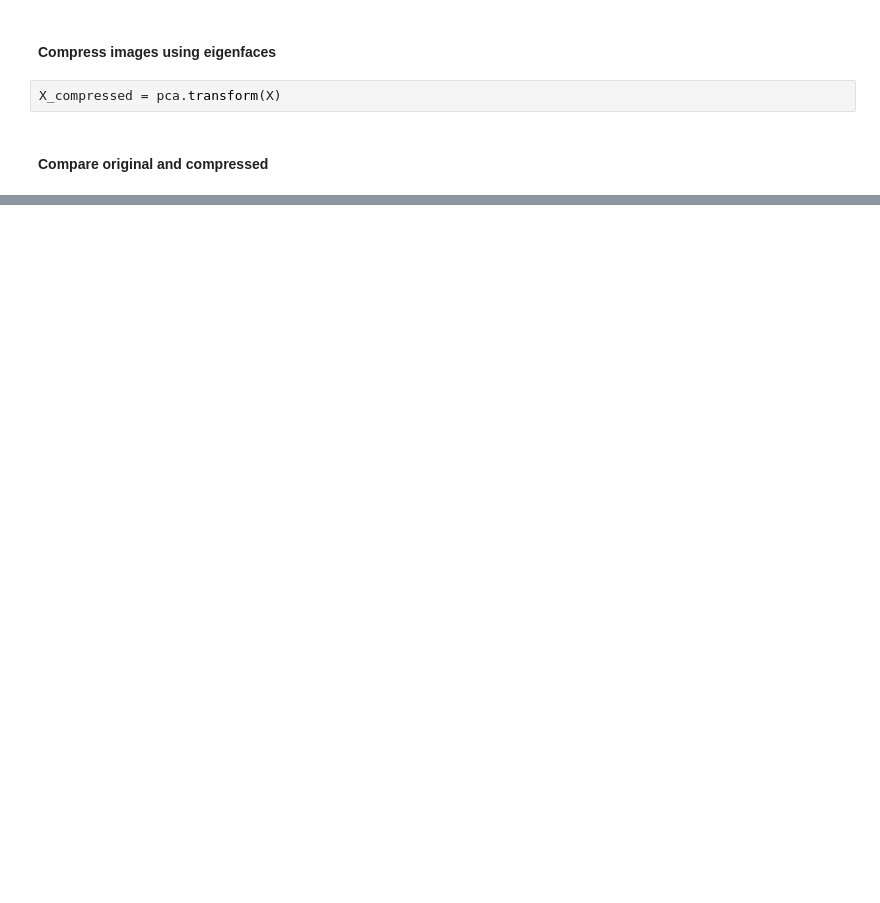
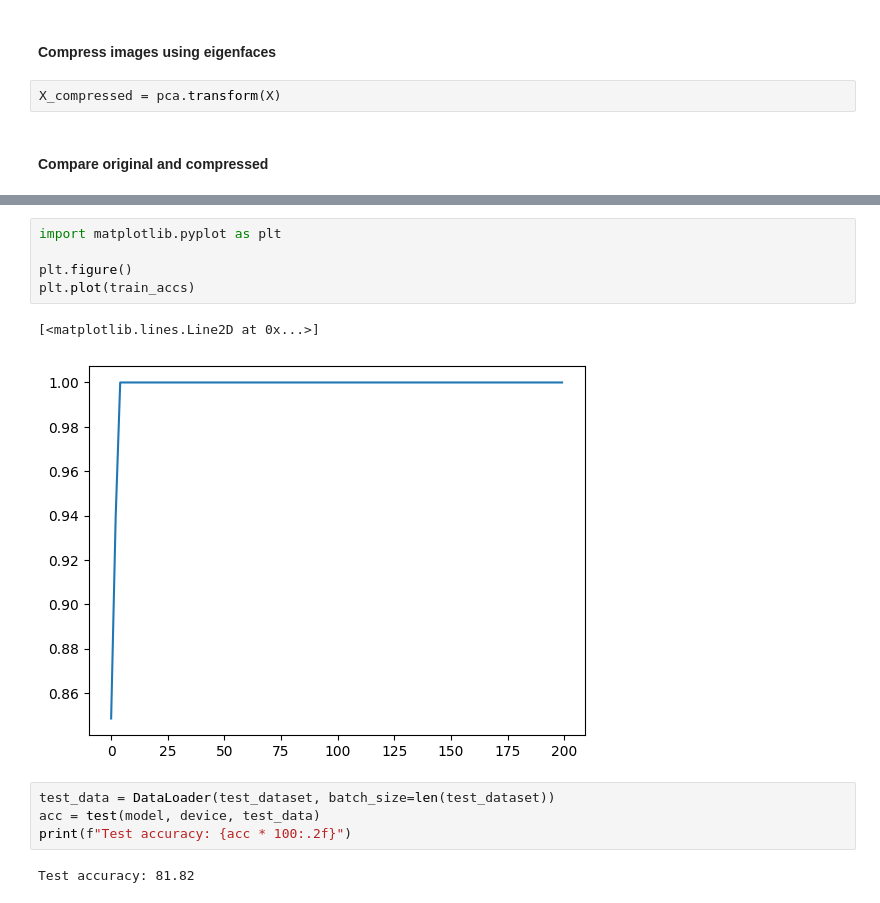
Before and after one commit to jeffcav/aiot, a Jupyter notebook: aiot.ipynb, the cells around one changed output, grey strips where cells are left out. Saved outputs shown, nothing was run; the diff lists cells and outputs as text; blank space fills up the shorter version.

```diff
--- a/aiot.ipynb
+++ b/aiot.ipynb
@@ -64,0 +216,14 @@ model = mlp(layers_sizes=[100, 50, 30, 10], activations=["tanh", "tanh", "tanh",
+# %%
+import matplotlib.pyplot as plt
+
+plt.figure()
+plt.plot(train_accs)
+# %% [output]
+[<matplotlib.lines.Line2D at 0x...>]
+[figure, added]
+# %%
+test_data = DataLoader(test_dataset, batch_size=len(test_dataset))
+acc = test(model, device, test_data)
+print(f"Test accuracy: {acc * 100:.2f}")
+# %% [output]
+Test accuracy: 81.82
```
Also changed, not shown: parts of 22 cells of this notebook, 4 other files.
